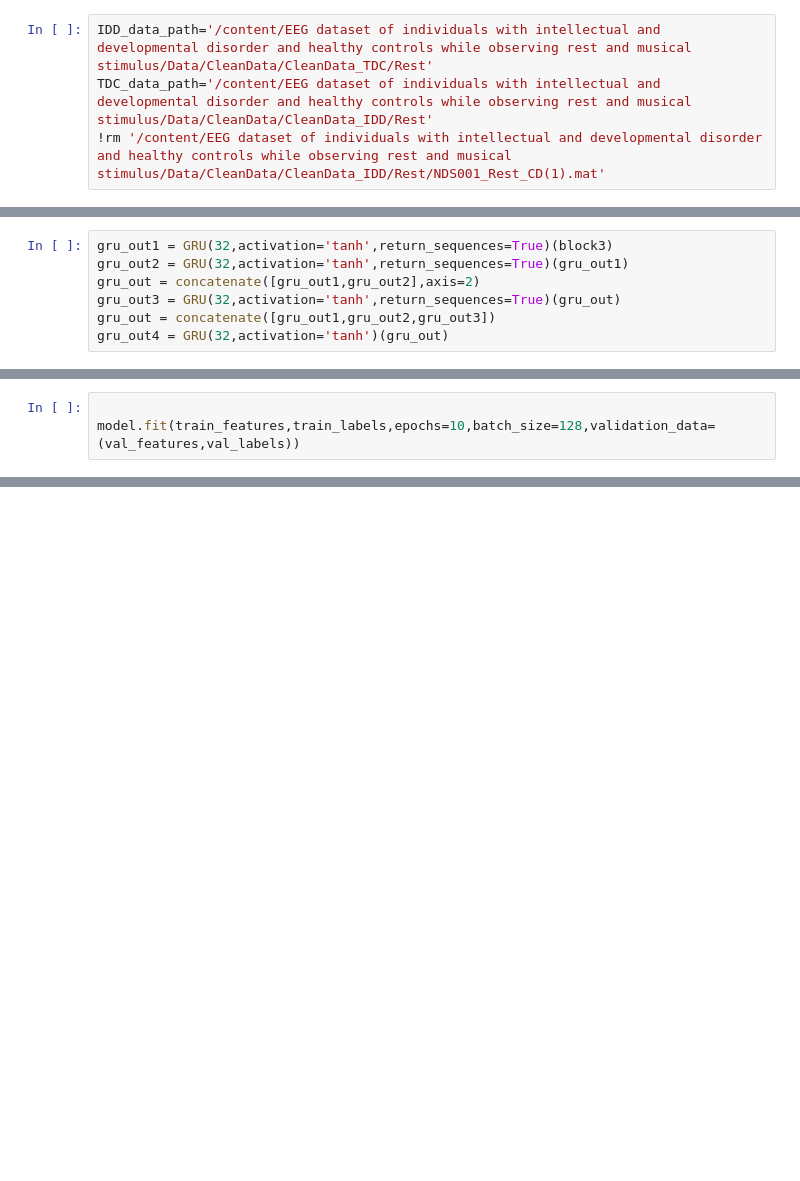
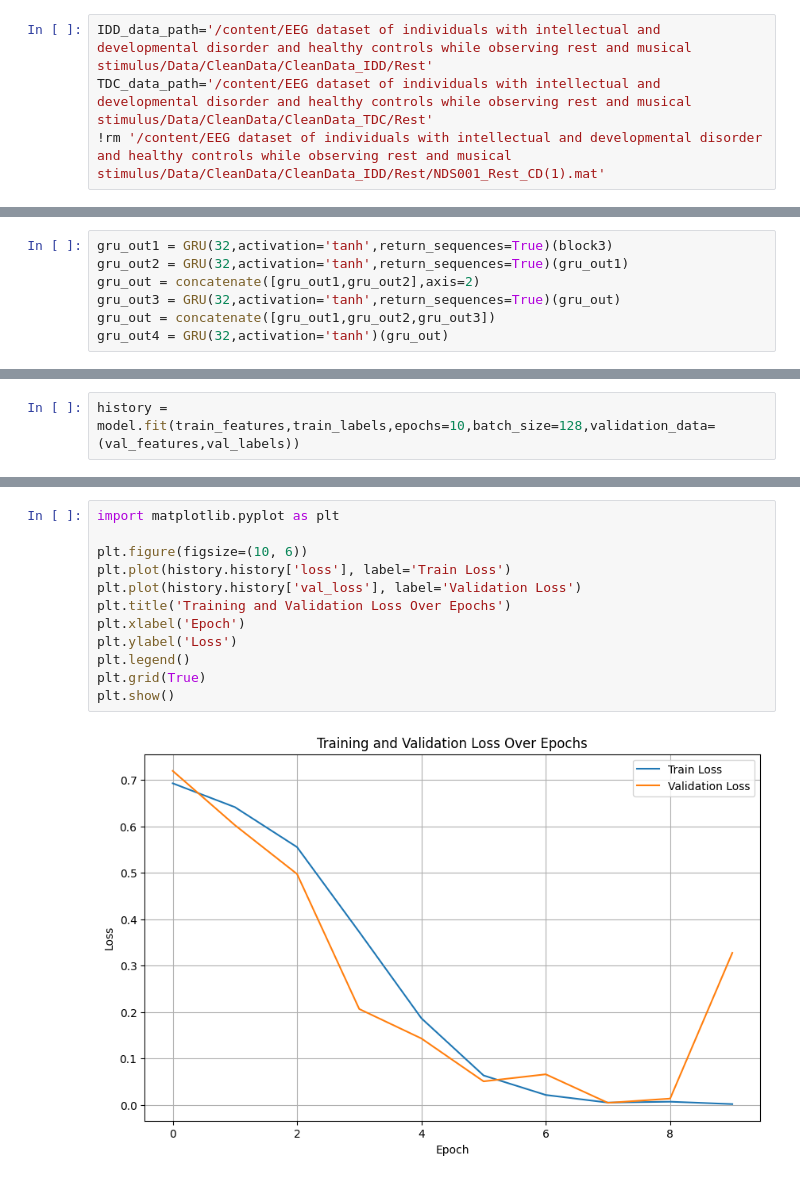
Before and after one commit to Khushi310105/Final_Year_Project, a Jupyter notebook: chrononet_keras.ipynb, the cells around one changed output, grey strips where cells are left out. Drawn from its saved outputs; the diff is of its cells as text; blank space fills up the shorter version.

```diff
--- a/chrononet_keras.ipynb
+++ b/chrononet_keras.ipynb
@@ -16,8 +15,8 @@ import scipy.io
 import numpy as np
 import mne
 # %%
-IDD_data_path='/content/EEG dataset of individuals with intellectual and developmental disorder and healthy controls while observing rest and musical stimulus/Data/CleanData/CleanData_TDC/Rest'
-TDC_data_path='/content/EEG dataset of individuals with intellectual and developmental disorder and healthy controls while observing rest and musical stimulus/Data/CleanData/CleanData_IDD/Rest'
+IDD_data_path='/content/EEG dataset of individuals with intellectual and developmental disorder and healthy controls while observing rest and musical stimulus/Data/CleanData/CleanData_IDD/Rest'
+TDC_data_path='/content/EEG dataset of individuals with intellectual and developmental disorder and healthy controls while observing rest and musical stimulus/Data/CleanData/CleanData_TDC/Rest'
 !rm '/content/EEG dataset of individuals with intellectual and developmental disorder and healthy controls while observing rest and musical stimulus/Data/CleanData/CleanData_IDD/Rest/NDS001_Rest_CD(1).mat'
 # %%
 def convertmat2mne(data):
@@ -133,7 +127,6 @@ model = Model(inputs=input, outputs=predictions)
 
 model.compile(optimizer = 'adam', loss = 'binary_crossentropy', metrics=['accuracy'])
 # %%
-
-model.fit(train_features,train_labels,epochs=10,batch_size=128,validation_data=(val_features,val_labels))
+history = model.fit(train_features,train_labels,epochs=10,batch_size=128,validation_data=(val_features,val_labels))
 # %% [output]
 Epoch 1/10
@@ -159,0 +152,14 @@ Epoch 10/10
+# %%
+import matplotlib.pyplot as plt
+
+plt.figure(figsize=(10, 6))
+plt.plot(history.history['loss'], label='Train Loss')
+plt.plot(history.history['val_loss'], label='Validation Loss')
+plt.title('Training and Validation Loss Over Epochs')
+plt.xlabel('Epoch')
+plt.ylabel('Loss')
+plt.legend()
+plt.grid(True)
+plt.show()
+# %% [output]
+[figure, added]
```
Also changed, not shown: parts of 12 cells of this notebook.
